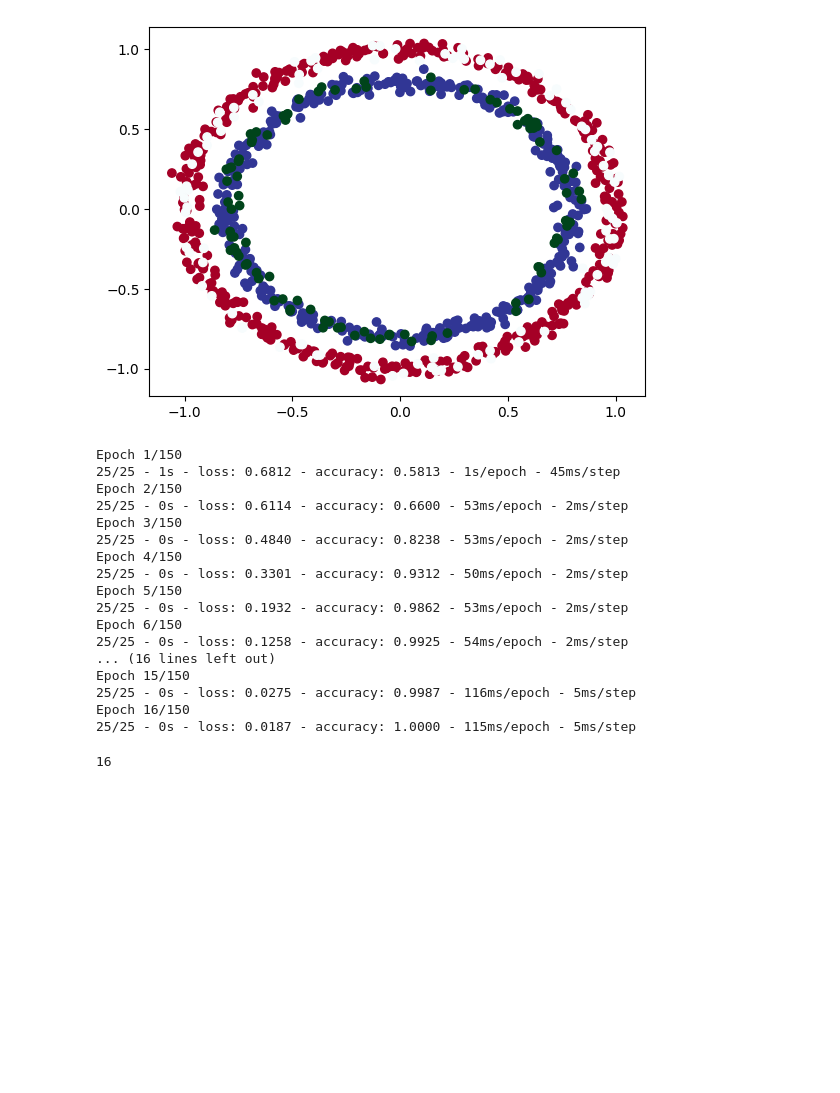
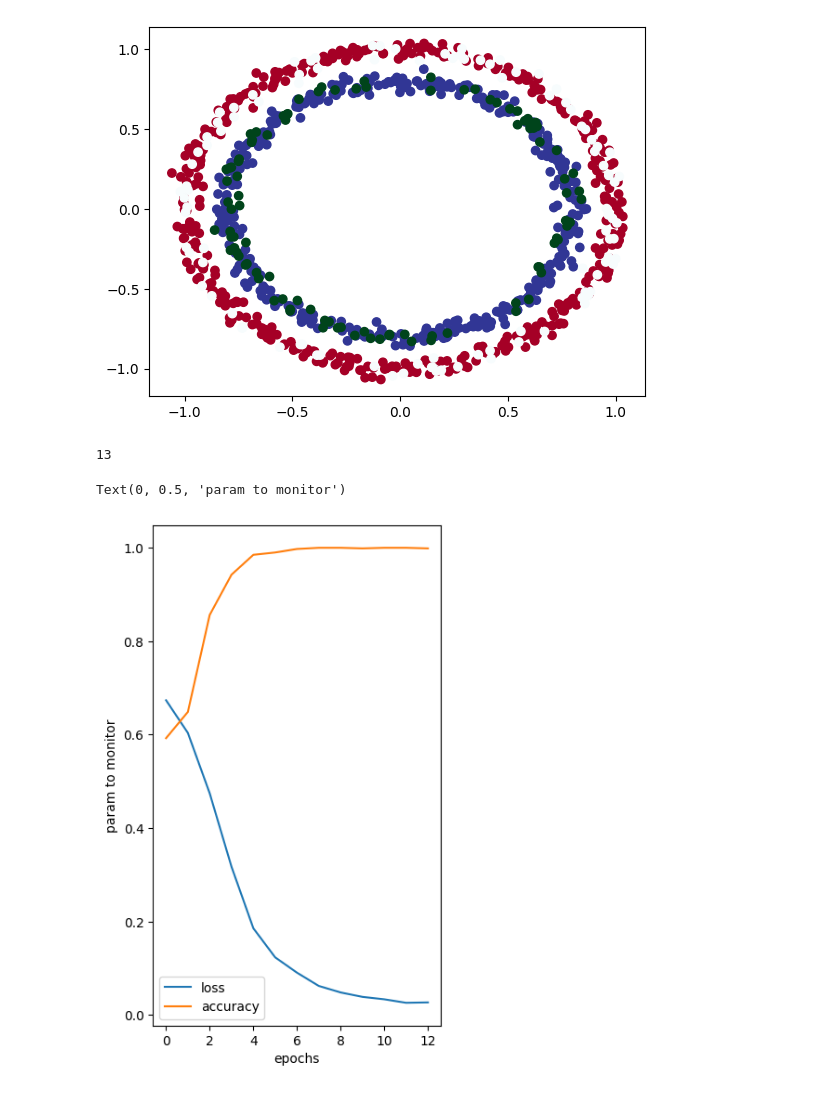
Before and after one commit to machiobrian/Night, a Jupyter notebook: classification.ipynb, the cells around one changed output. Saved outputs shown, nothing was run; the diff lists cells and outputs as text; code cells hidden in the pictures; blank space fills up the shorter version.

```diff
--- a/classification.ipynb
+++ b/classification.ipynb
@@ -127,35 +127,20 @@ model.compile(
 callback = tf.keras.callbacks.EarlyStopping(monitor='accuracy', patience=5)
 
 # 4. fit the model
-model_def = model.fit(X_train, y_train, epochs=150, verbose=2, callbacks=[callback])
+model_def = model.fit(X_train, y_train, epochs=150, verbose=0, callbacks=[callback])
-# %% [output]
-Epoch 1/150
-25/25 - 1s - loss: 0.6812 - accuracy: 0.5813 - 1s/epoch - 45ms/step
-Epoch 2/150
-25/25 - 0s - loss: 0.6114 - accuracy: 0.6600 - 53ms/epoch - 2ms/step
-Epoch 3/150
-25/25 - 0s - loss: 0.4840 - accuracy: 0.8238 - 53ms/epoch - 2ms/step
-Epoch 4/150
-25/25 - 0s - loss: 0.3301 - accuracy: 0.9312 - 50ms/epoch - 2ms/step
-Epoch 5/150
-25/25 - 0s - loss: 0.1932 - accuracy: 0.9862 - 53ms/epoch - 2ms/step
-Epoch 6/150
-25/25 - 0s - loss: 0.1258 - accuracy: 0.9925 - 54ms/epoch - 2ms/step
-... (16 lines left out)
-Epoch 15/150
-25/25 - 0s - loss: 0.0275 - accuracy: 0.9987 - 116ms/epoch - 5ms/step
-Epoch 16/150
-25/25 - 0s - loss: 0.0187 - accuracy: 1.0000 - 115ms/epoch - 5ms/step
 # %%
 # see for how long the thing ran before being callback was initiated
 len(model_def.history['accuracy'])
 # %% [output]
-16
+13
 # %%
 # plot the training before stopping occured
-pd.DataFrame(model_def.history).plot(figsize=4,7)
-plt.xlabel('loss')
-plt.ylabel('epochs')
+pd.DataFrame(model_def.history).plot(figsize=(4,7))
+plt.xlabel('epochs')
+plt.ylabel('param to monitor')
+# %% [output]
+Text(0, 0.5, 'param to monitor')
+[figure, added]
 # %%
 model.summary()
 model.evaluate(X_test, y_test)
```
Also changed, not shown: parts of 5 cells of this notebook, 1 other file.
